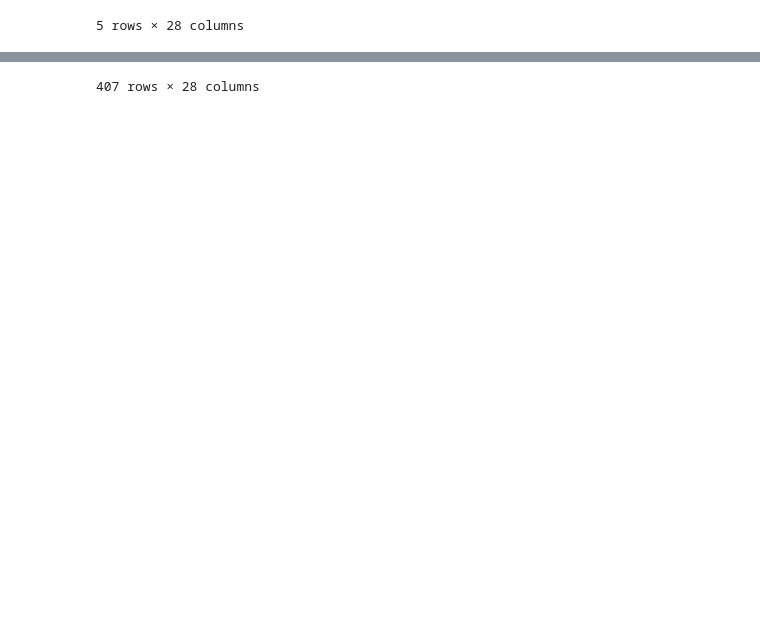
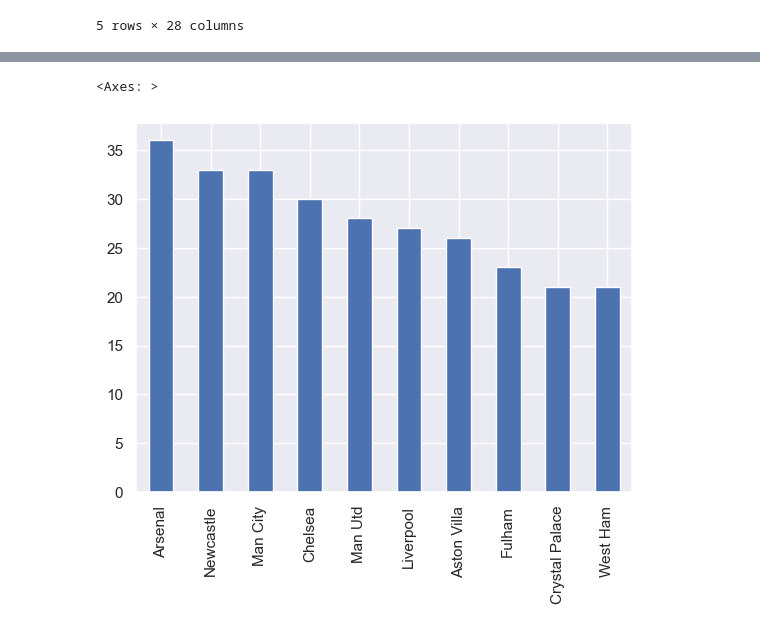
Before and after one commit to Ok3ks/Sports, a Jupyter notebook: prototypes/gameview.ipynb, the cells around one changed output, grey strips where cells are left out. Cells and saved outputs as stored; diff of their text form; code cells hidden in the pictures; blank space fills up the shorter version.

```diff
--- a/prototypes/gameview.ipynb
+++ b/prototypes/gameview.ipynb
@@ -156,0 +179,7 @@ df.head()
+# %%
+import seaborn as sns
+sns.set_theme("notebook")
+
+a['player_name'].value_counts(ascending=False).head(n= 10).plot(kind='bar')
+
+#Definition of Talisman
@@ -157,8 +189,3 @@ df.head()
 # %%
-
-
-a = df.query("in_dreamteam > 0")
-a
-
-a['player_name'].value_counts(ascending=False).plot(kind='bar')
+a['team'].value_counts(ascending=False).head(n= 10).plot(kind='bar')
 # %% [output]
@@ -178 +192,2 @@ a['player_name'].value_counts(ascending=False).plot(kind='bar')
-407 rows × 28 columns
+<Axes: >
+[figure, added]
```
Also changed, not shown: parts of 10 cells of this notebook, 2 other files.
